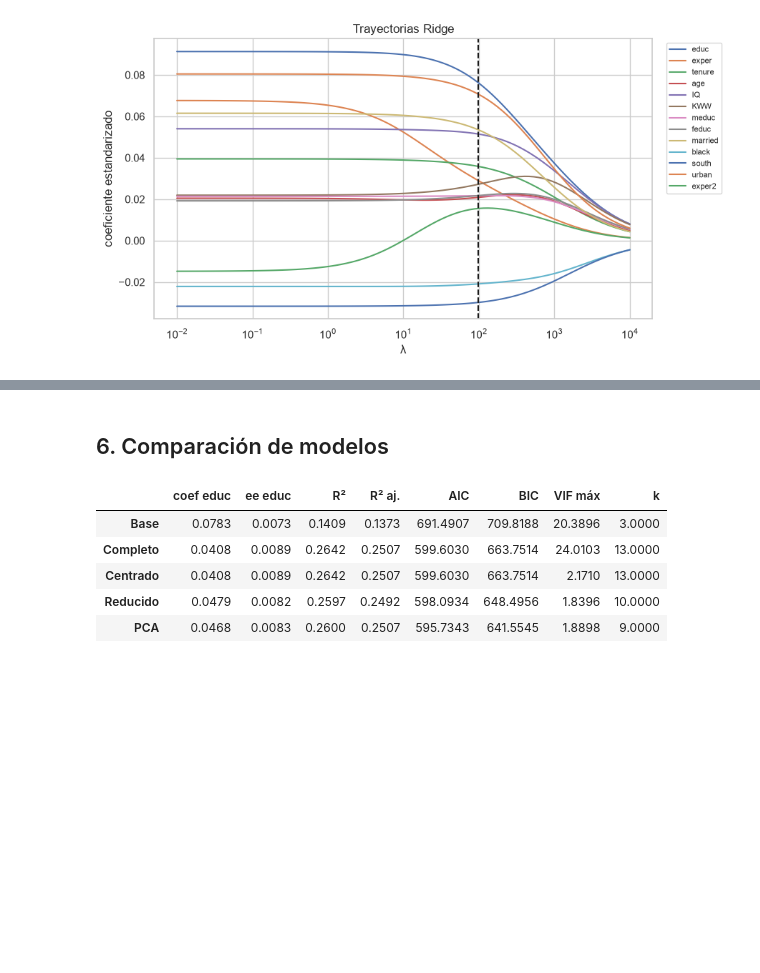
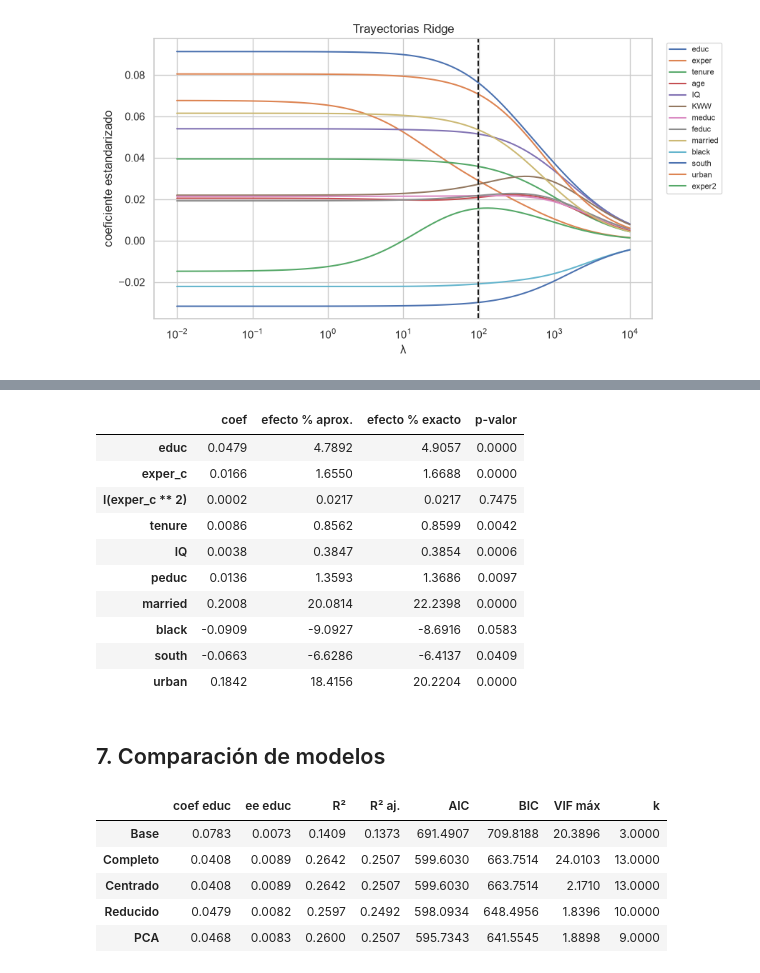
Before and after one commit to ximeelaraa/mincer-multicolinealidad, a Jupyter notebook: multicolinealidad_mincer.ipynb, the cells around one changed output, grey strips where cells are left out. Cells and saved outputs as stored; diff of their text form; code cells hidden in the pictures; blank space fills up the shorter version.

```diff
--- a/multicolinealidad_mincer.ipynb
+++ b/multicolinealidad_mincer.ipynb
@@ -360,5 +491,21 @@ plt.tight_layout(); plt.show()
+# %%
+interp = pd.DataFrame({"coef": m_red.params, "efecto % aprox.": 100 * m_red.params,
+                       "efecto % exacto": 100 * (np.exp(m_red.params) - 1), "p-valor": m_red_rob.pvalues}).drop("Intercept")
+interp
+# %% [output]
+|  | coef | efecto % aprox. | efecto % exacto | p-valor |
+| educ | 0.0479 | 4.7892 | 4.9057 | 0.0000 |
+| exper_c | 0.0166 | 1.6550 | 1.6688 | 0.0000 |
+| I(exper_c ** 2) | 0.0002 | 0.0217 | 0.0217 | 0.7475 |
+| tenure | 0.0086 | 0.8562 | 0.8599 | 0.0042 |
+| IQ | 0.0038 | 0.3847 | 0.3854 | 0.0006 |
+| peduc | 0.0136 | 1.3593 | 1.3686 | 0.0097 |
+| married | 0.2008 | 20.0814 | 22.2398 | 0.0000 |
+| black | -0.0909 | -9.0927 | -8.6916 | 0.0583 |
+| south | -0.0663 | -6.6286 | -6.4137 | 0.0409 |
+| urban | 0.1842 | 18.4156 | 20.2204 | 0.0000 |
 # %% [markdown]
-## 6. Comparación de modelos
+## 7. Comparación de modelos
 # %%
 modelos = {"Base": m_base, "Completo": m_full, "Centrado": m_c, "Reducido": m_red, "PCA": m_pca}
 resumen = pd.DataFrame({
```
Also changed, not shown: parts of 22 cells of this notebook, 12 other files.
